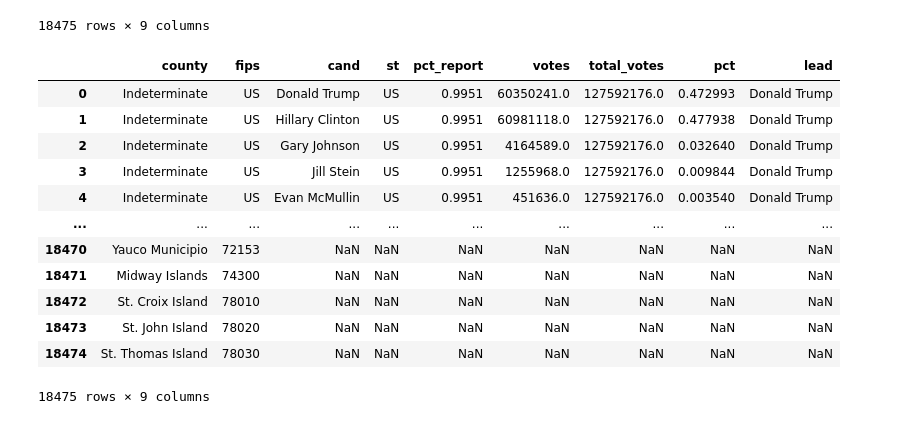
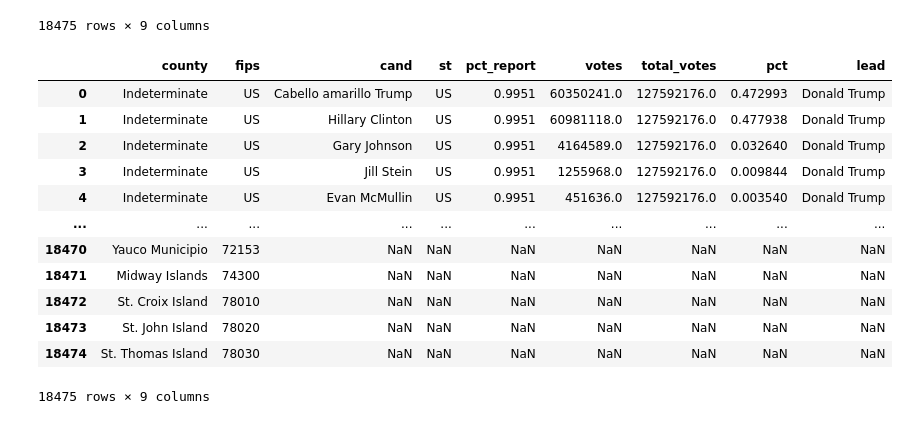
Before and after one commit to samirhinojosa/python-datascience-practice, a Jupyter notebook: ale/example.ipynb, the cells around one changed output. Saved outputs shown, nothing was run; the diff lists cells and outputs as text; code cells hidden in the pictures.

```diff
--- a/ale/example.ipynb
+++ b/ale/example.ipynb
@@ -175,15 +175,22 @@ temp
 | 18474 | St. Thomas Island | 78030 | NaN | NaN | NaN | NaN | NaN | NaN | NaN |
 18475 rows × 9 columns
 # %%
+
+temp = pd.read_csv("../sentdex/datasets/pres16results.csv")
+
 #replace NaN value in column "county"
 temp["county"].fillna("XXX", inplace=True)
 
 #replace "XXX" in column "county"
 temp["county"] = temp["county"].replace("XXX", "Indeterminate")
+
+#other way to replace string in column
+temp["cand"] = temp.cand.str.replace("Donald", "Cabello amarillo")
+
 temp
 # %% [output]
 |  | county | fips | cand | st | pct_report | votes | total_votes | pct | lead |
-| 0 | Indeterminate | US | Donald Trump | US | 0.9951 | 60350241.0 | 127592176.0 | 0.472993 | Donald Trump |
+| 0 | Indeterminate | US | Cabello amarillo Trump | US | 0.9951 | 60350241.0 | 127592176.0 | 0.472993 | Donald Trump |
 | 1 | Indeterminate | US | Hillary Clinton | US | 0.9951 | 60981118.0 | 127592176.0 | 0.477938 | Donald Trump |
 | 2 | Indeterminate | US | Gary Johnson | US | 0.9951 | 4164589.0 | 127592176.0 | 0.032640 | Donald Trump |
 | 3 | Indeterminate | US | Jill Stein | US | 0.9951 | 1255968.0 | 127592176.0 | 0.009844 | Donald Trump |
```
Also changed, not shown: parts of 7 cells of this notebook.
